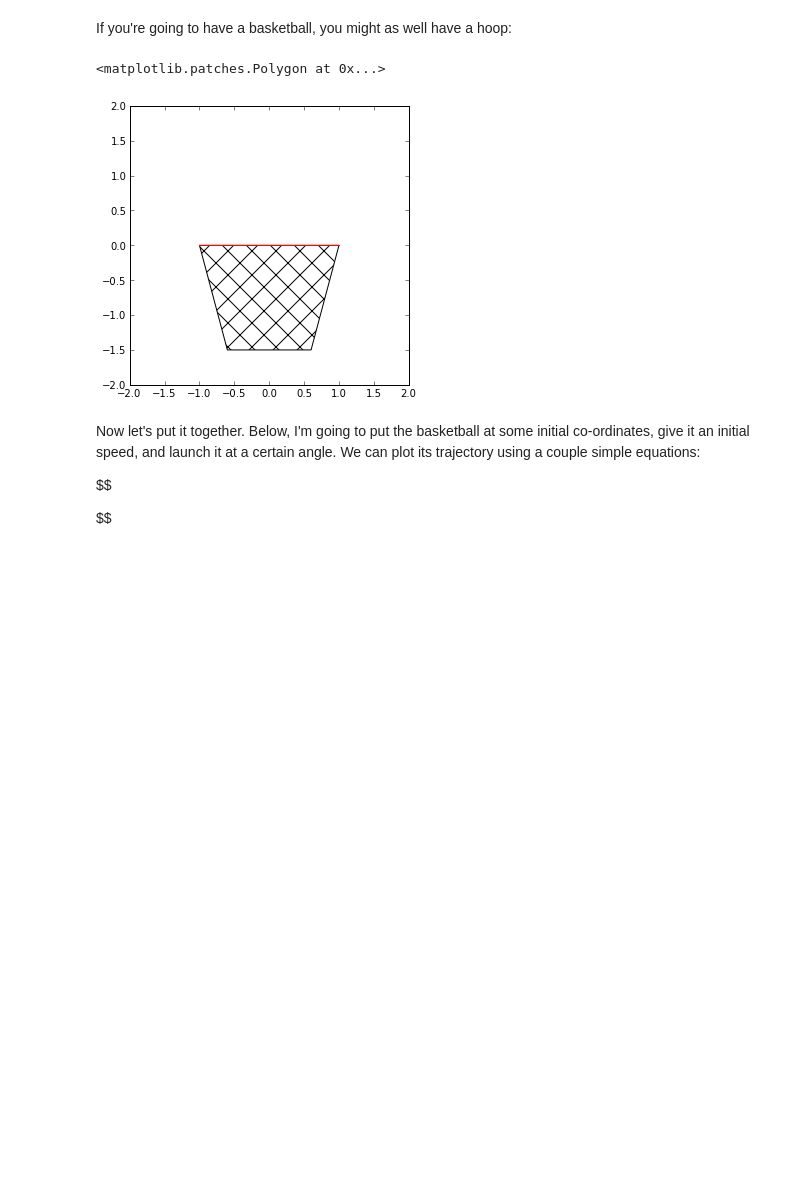
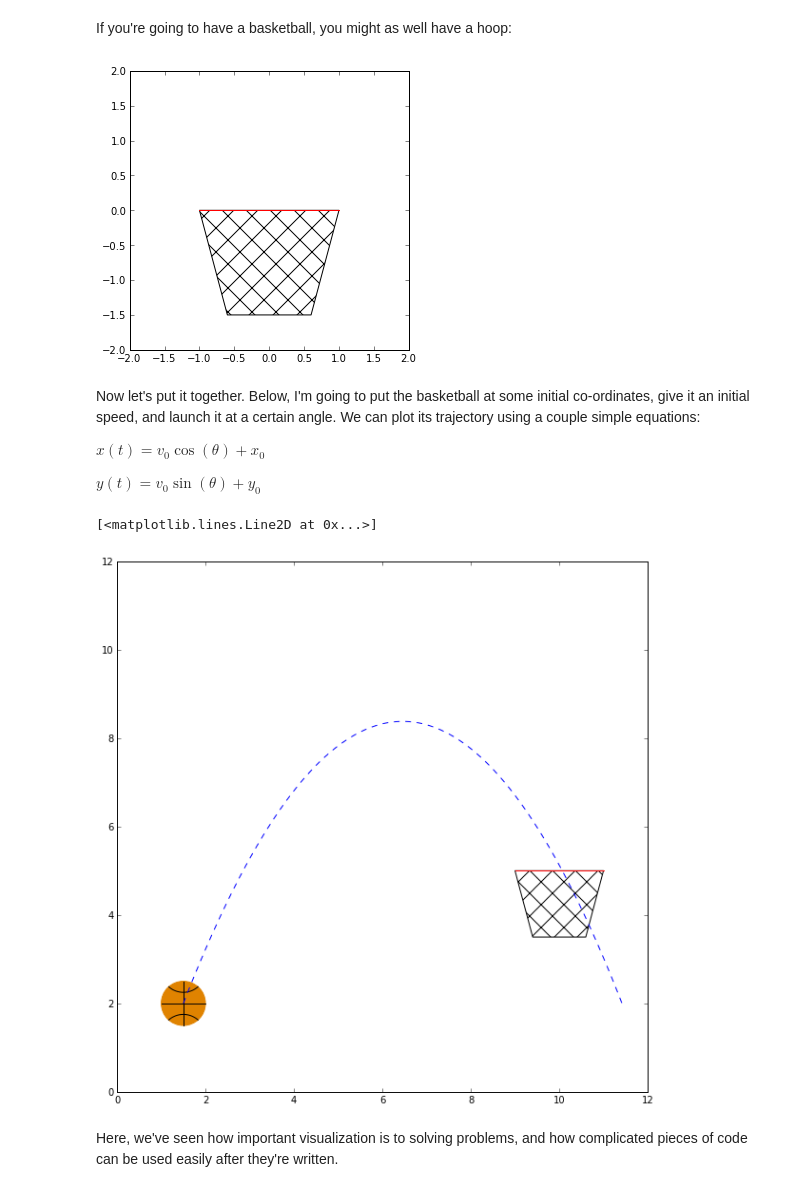
Before and after one commit to cgranade/ada-lovelace-day-2013, a Jupyter notebook: Trajectories.ipynb, the cells around one changed output. Drawn from its saved outputs; the diff is of its cells as text; code cells hidden in the pictures; blank space fills up the shorter version.

```diff
--- a/Trajectories.ipynb
+++ b/Trajectories.ipynb
@@ -48,23 +47,51 @@ plot(xs_up_curve, ys_up_curve,'k-')
 # %% [markdown]
 If you're going to have a basketball, you might as well have a hoop:
 # %%
+def draw_hoop(fig, hoop_x = 0, hoop_y = 0):
+    plot([hoop_x-1,hoop_x+1], [hoop_y,hoop_y],'r-')
+    fig.gca().add_patch(Polygon([[hoop_x-1,hoop_y],[hoop_x+1,hoop_y],
+                             [hoop_x+0.6,hoop_y-1.5],[hoop_x-0.6,hoop_y-1.5]],
+                             closed=True, fill=False, hatch='x'))
+
 fig=figure(figsize=(5,5))
 xlim(-2., 2.)
 ylim(-2., 2.)
-
-hoop_x = 0
-hoop_y = 0
-
-plot([hoop_x-1,hoop_x+1], [hoop_y,hoop_y],'r-')
-fig.gca().add_patch(Polygon([[hoop_x-1,hoop_y],[hoop_x+1,hoop_y],
-                             [hoop_x+0.6,hoop_y-1.5],[hoop_x-0.6,hoop_y-1.5]],
-                             closed=True, fill=False, hatch='x'))
+draw_hoop(fig)
 # %% [output]
-<matplotlib.patches.Polygon at 0x...>
 [figure]
 # %% [markdown]
 Now let's put it together. Below, I'm going to put the basketball at some initial co-ordinates, give it an initial speed, and launch it at a certain angle. We can plot its trajectory using a couple simple equations:
 
-$$
+$x(t) = v_0 \cos(\theta) + x_0$
 
-$$
+$y(t) = v_0 \sin(\theta) + y_0$
+# %%
+g = 9.8065
+
+ball_x = 1.5
+ball_y = 2.0
+hoop_x = 10.0
+hoop_y = 5.0
+
+v0 = 12
+theta = 1.2
+# %%
+fig = figure(figsize=(10,10))
+xlim([0,12])
+ylim([0,12])
+
+draw_bball(fig, bball_x = ball_x, bball_y = ball_y)
+draw_hoop(fig, hoop_x = hoop_x, hoop_y = hoop_y)
+
+x_t=[]
+y_t=[]
+for t in linspace(0, 2 * v0 * sin(theta) / g, 100):
+    x_t.append(v0 * cos(theta) * t + ball_x)
+    y_t.append(v0 * sin(theta) * t - 0.5*g * t**2 + ball_y)
+
+plot(x_t,y_t, 'b--')
+# %% [output]
+[<matplotlib.lines.Line2D at 0x...>]
+[figure, added]
+# %% [markdown]
+Here, we've seen how important visualization is to solving problems, and how complicated pieces of code can be used easily after they're written.
```
Also changed, not shown: parts of 1 cell of this notebook.
